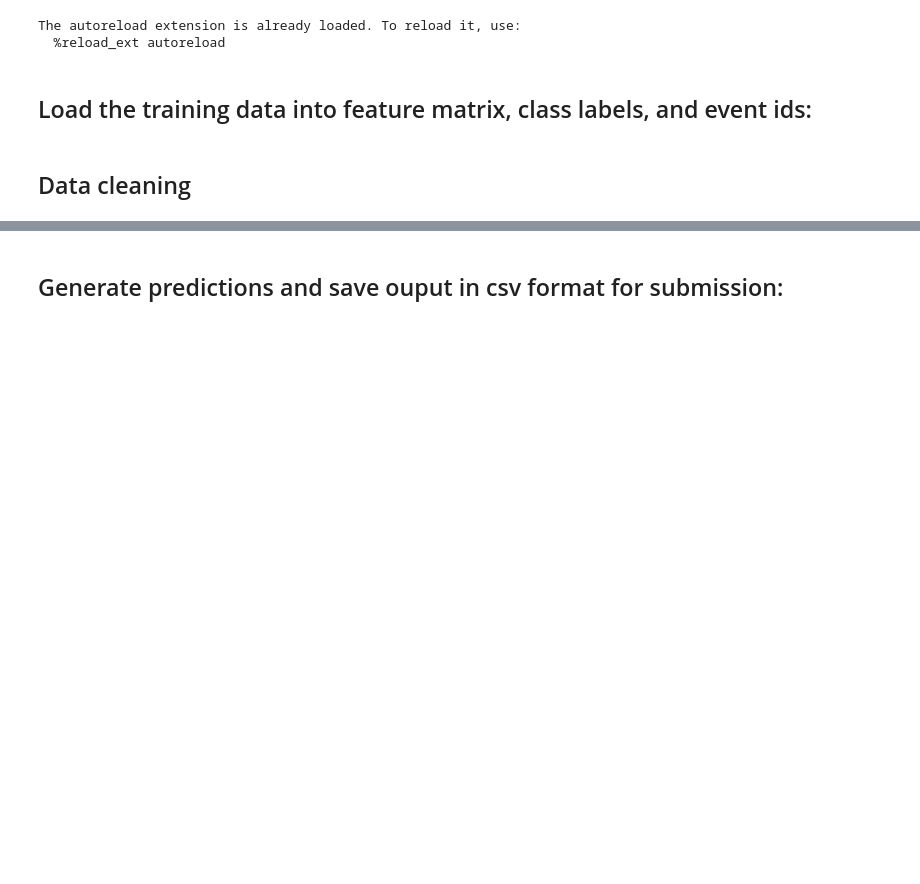
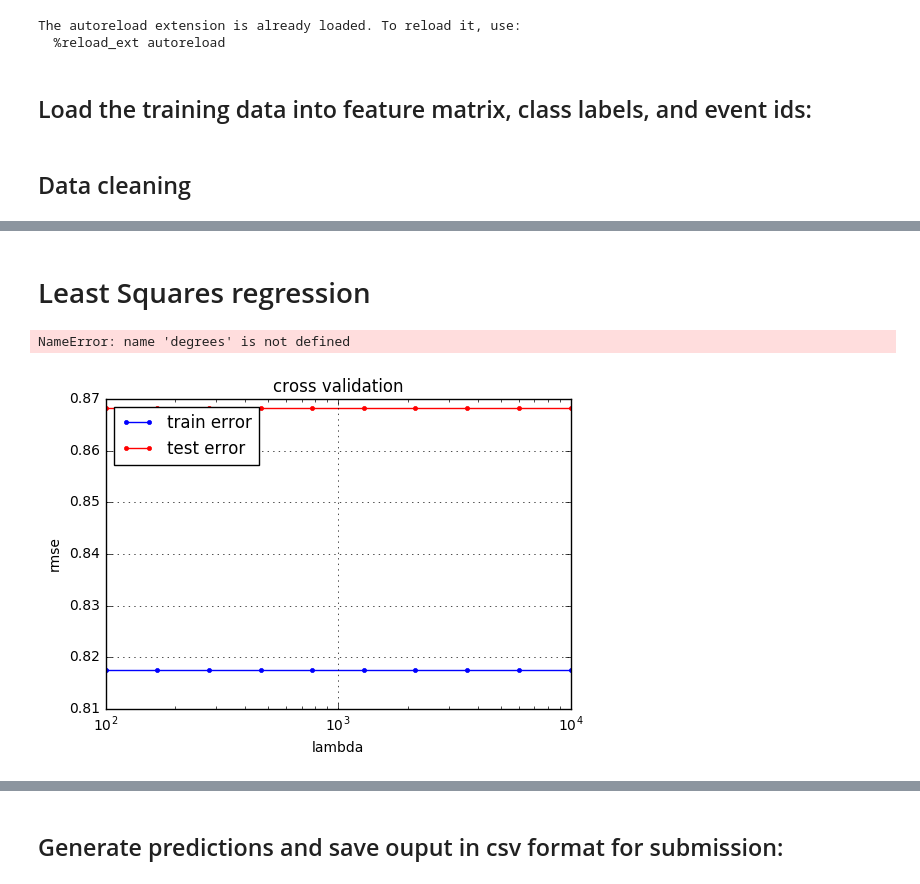
Before and after one commit to akhileshgotmare/ml-course-project1, a Jupyter notebook: project1/scripts/project1.ipynb, the cells around one changed output, grey strips where cells are left out. Drawn from its saved outputs; the diff is of its cells as text; code cells hidden in the pictures; blank space fills up the shorter version.

```diff
--- a/project1/scripts/project1.ipynb
+++ b/project1/scripts/project1.ipynb
@@ -38,7 +38,6 @@ def standardize_badFeatures(X):
         idx = np.where(X[:,d] == -999)
         mean_x[d] = np.mean(np.delete(X[:,d], (idx)))
         std_x[d] = np.std(np.delete(X[:,d], (idx)))
-        print(std_x[d])
         X[:,d] = (X[:,d]-mean_x[d])/std_x[d]
         X[idx,d] = 0
     return X, mean_x, std_x
@@ -47,6 +46,6 @@ tX, mean_x, std_x = standardize(X_goodFeatures)
 tX2, mean_x2, std_x2 = standardize_badFeatures(X_badFeatures)
 
 # comment the 3 next lines if you want to work only with the 19 "good" features
-tX = np.hstack((tX, tX2))
-mean_x = np.hstack((mean_x, mean_x2))
-std_x = np.hstack((std_x, std_x2))
+#tX = np.hstack((tX, tX2))
+#mean_x = np.hstack((mean_x, mean_x2))
+#std_x = np.hstack((std_x, std_x2))
@@ -75,0 +73,70 @@ np.sum(y == 1)/len(y), np.sum(y == -1)/len(y)
+# %% [markdown]
+# Least Squares regression
+# %%
+import myFunctions as my
+from plots import cross_validation_visualization
+
+def cross_validation(y, x, k_indices, k, degree, lamb):
+    """return the loss of ridge regression."""
+    # get k'th subgroup in test, others in train: TODO
+    x_tr = x[np.delete(k_indices, (k), axis=0).flatten()]
+    y_tr = y[np.delete(k_indices, (k), axis=0).flatten()]
+    x_te = x[k_indices[k]]
+    y_te = y[k_indices[k]]
+
+    # form data with polynomial degree: TODO
+    tx_tr = my.build_poly(x_tr, degree)
+    tx_te = my.build_poly(x_te, degree)
+
+    # regression/classification method
+    w = my.ridge_regression(y_tr, tx_tr, lamb)
+
+    # calculate the loss for train and test data: TODO
+    loss_tr = my.compute_loss(y_tr, tx_tr, w)
+    loss_te = my.compute_loss(y_te, tx_te, w)
+
+    return loss_tr, loss_te
+
+def cross_validation_demo():
+    # parameters
+    seed = 5
+    k_fold = 10
+
+    # hyperparameters
+    degree = 2
+    lambdas = np.logspace(2, 4, 10)
+
+    # split data in k fold
+    k_indices = my.build_k_indices(y, k_fold, seed)
+
+    # define lists to store the loss of training data and test data
+
+    rmse_tr = []
+    rmse_te = []
+    var_tr = []
+    var_te = []
+    for lamb in lambdas:
+        cost_tr = []
+        cost_te = []
+
+        for k in range(k_fold):
+            loss_tr, loss_te = cross_validation(y, tX, k_indices, k, degree, lamb)
+            cost_tr.append(loss_tr)
+            cost_te.append(loss_te)
+
+        rmse_tr.append(np.mean(cost_tr))
+        rmse_te.append(np.mean(cost_te))
+        var_tr.append(np.std(cost_tr))
+        var_te.append(np.std(cost_te))
+
+        #best_rmse.append(min(rmse_te))
+        #best_lambda.append(lambdas[np.argmin(np.array(rmse_te))])
+
+    cross_validation_visualization(lambdas, rmse_tr, rmse_te)
+    return rmse_tr, rmse_te, var_tr, var_te, lambdas
+
+rmse_tr, rmse_te, var_tr, var_te, lambdas = cross_validation_demo()
+plt.errorbar(2, rmse_te, var_te)
+# %% [output]
+NameError: name 'degrees' is not defined
+[figure, added]
```
Also changed, not shown: parts of 3 cells of this notebook, 1 other file.
